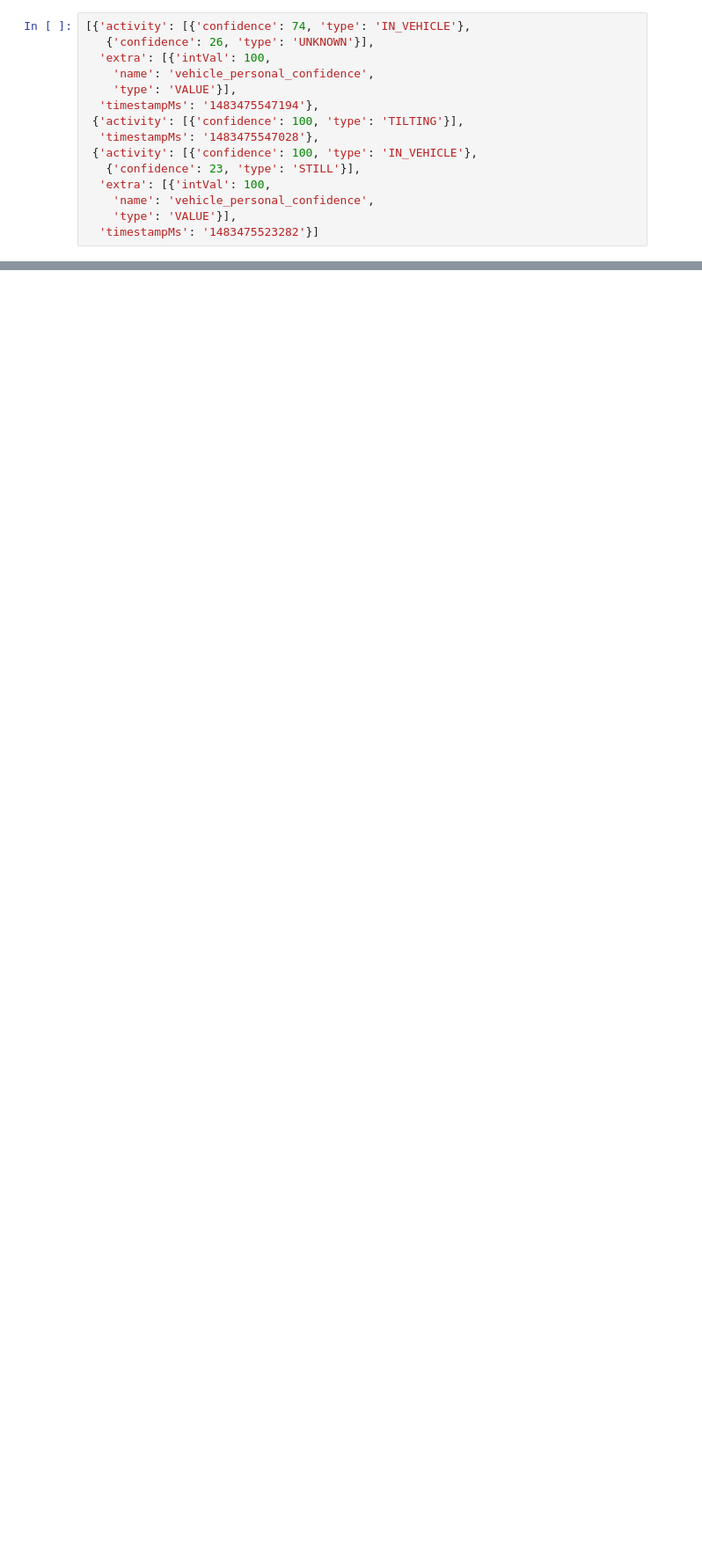
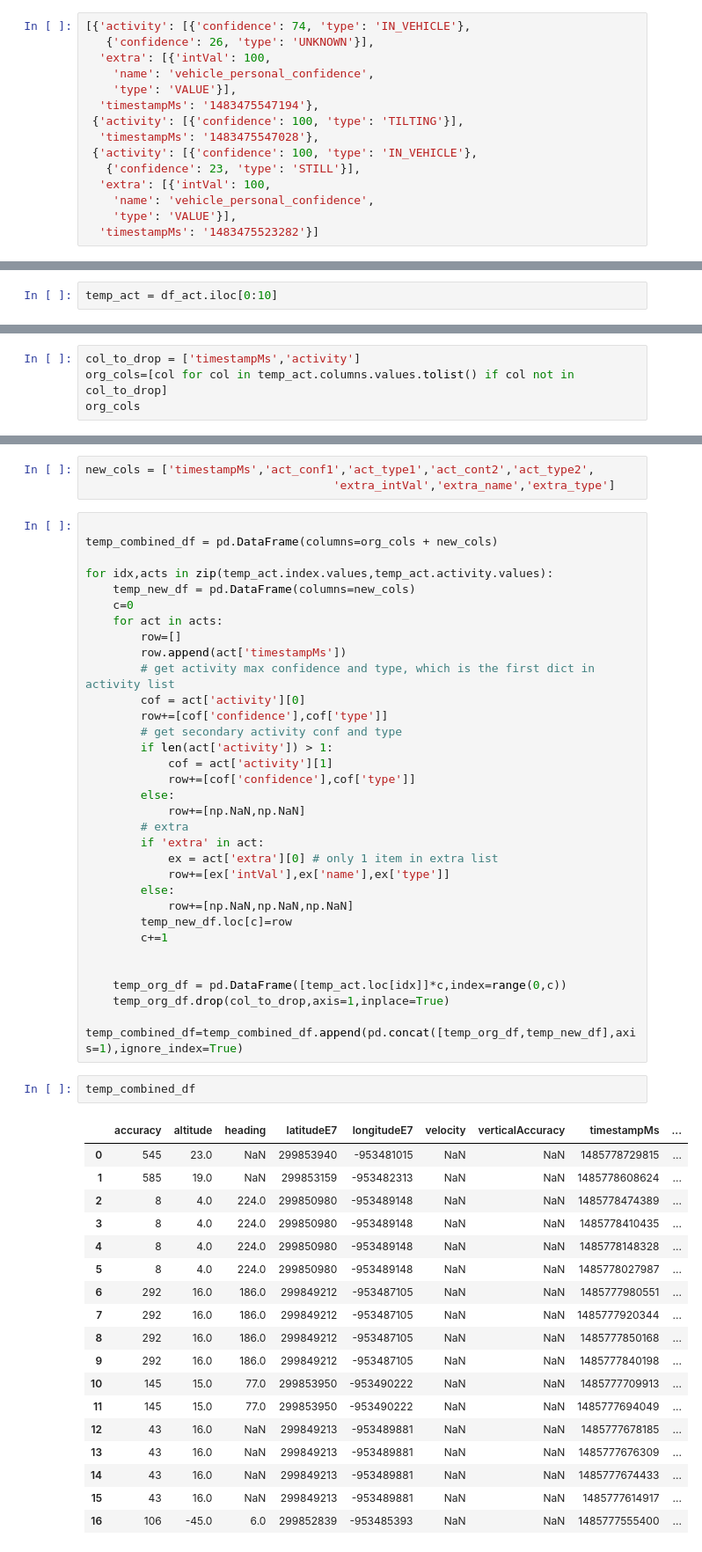
Before and after one commit to anhquan0412/google-location, a Jupyter notebook: cleaning.ipynb, the cells around one changed output, grey strips where cells are left out. Shown: that part at 88% size. Cells and saved outputs as stored; diff of their text form; blank space fills up the shorter version.

```diff
--- a/cleaning.ipynb
+++ b/cleaning.ipynb
@@ -412,0 +406,2 @@ temp2
+# %%
+temp_act = df_act.iloc[0:10]
@@ -412,0 +425,4 @@ temp2
+# %%
+col_to_drop = ['timestampMs','activity']
+org_cols=[col for col in temp_act.columns.values.tolist() if col not in col_to_drop]
+org_cols
@@ -412,0 +437,56 @@ temp2
+# %%
+new_cols = ['timestampMs','act_conf1','act_type1','act_cont2','act_type2',
+                                    'extra_intVal','extra_name','extra_type']
+# %%
+
+temp_combined_df = pd.DataFrame(columns=org_cols + new_cols)
+
+for idx,acts in zip(temp_act.index.values,temp_act.activity.values):
+    temp_new_df = pd.DataFrame(columns=new_cols)
+    c=0
+    for act in acts:
+        row=[]
+        row.append(act['timestampMs'])
+        # get activity max confidence and type, which is the first dict in activity list
+        cof = act['activity'][0]
+        row+=[cof['confidence'],cof['type']]
+        # get secondary activity conf and type
+        if len(act['activity']) > 1:
+            cof = act['activity'][1]
+            row+=[cof['confidence'],cof['type']]
+        else:
+            row+=[np.NaN,np.NaN]
+        # extra
+        if 'extra' in act:
+            ex = act['extra'][0] # only 1 item in extra list
+            row+=[ex['intVal'],ex['name'],ex['type']]
+        else:
+            row+=[np.NaN,np.NaN,np.NaN]
+        temp_new_df.loc[c]=row
+        c+=1
+
+
+    temp_org_df = pd.DataFrame([temp_act.loc[idx]]*c,index=range(0,c))
+    temp_org_df.drop(col_to_drop,axis=1,inplace=True)
+    temp_combined_df=temp_combined_df.append(pd.concat([temp_org_df,temp_new_df],axis=1),ignore_index=True)
+# %%
+temp_combined_df
+# %% [output]
+|  | accuracy | altitude | heading | latitudeE7 | longitudeE7 | velocity | verticalAccuracy | timestampMs | ... |
+| 0 | 545 | 23.0 | NaN | 299853940 | -953481015 | NaN | NaN | 1485778729815 | ... |
+| 1 | 585 | 19.0 | NaN | 299853159 | -953482313 | NaN | NaN | 1485778608624 | ... |
+| 2 | 8 | 4.0 | 224.0 | 299850980 | -953489148 | NaN | NaN | 1485778474389 | ... |
+| 3 | 8 | 4.0 | 224.0 | 299850980 | -953489148 | NaN | NaN | 1485778410435 | ... |
+| 4 | 8 | 4.0 | 224.0 | 299850980 | -953489148 | NaN | NaN | 1485778148328 | ... |
+| 5 | 8 | 4.0 | 224.0 | 299850980 | -953489148 | NaN | NaN | 1485778027987 | ... |
+| 6 | 292 | 16.0 | 186.0 | 299849212 | -953487105 | NaN | NaN | 1485777980551 | ... |
+| 7 | 292 | 16.0 | 186.0 | 299849212 | -953487105 | NaN | NaN | 1485777920344 | ... |
+| 8 | 292 | 16.0 | 186.0 | 299849212 | -953487105 | NaN | NaN | 1485777850168 | ... |
+| 9 | 292 | 16.0 | 186.0 | 299849212 | -953487105 | NaN | NaN | 1485777840198 | ... |
+| 10 | 145 | 15.0 | 77.0 | 299853950 | -953490222 | NaN | NaN | 1485777709913 | ... |
+| 11 | 145 | 15.0 | 77.0 | 299853950 | -953490222 | NaN | NaN | 1485777694049 | ... |
+| 12 | 43 | 16.0 | NaN | 299849213 | -953489881 | NaN | NaN | 1485777678185 | ... |
+| 13 | 43 | 16.0 | NaN | 299849213 | -953489881 | NaN | NaN | 1485777676309 | ... |
+| 14 | 43 | 16.0 | NaN | 299849213 | -953489881 | NaN | NaN | 1485777674433 | ... |
+| 15 | 43 | 16.0 | NaN | 299849213 | -953489881 | NaN | NaN | 1485777614917 | ... |
+| 16 | 106 | -45.0 | 6.0 | 299852839 | -953485393 | NaN | NaN | 1485777555400 | ... |
```
Also changed, not shown: parts of 38 cells of this notebook, 1 other file.
